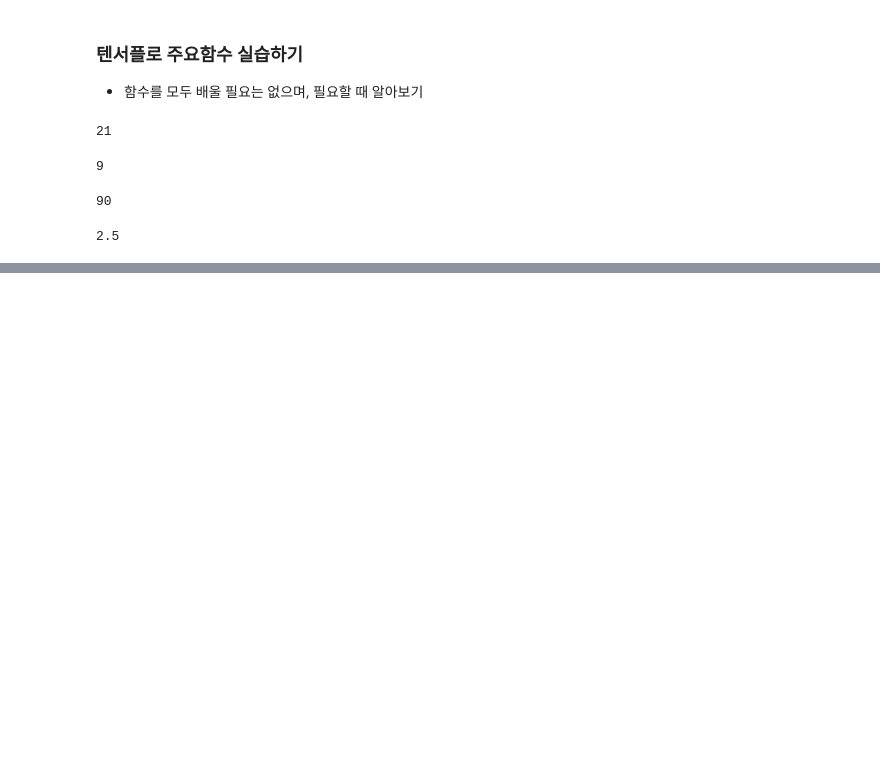
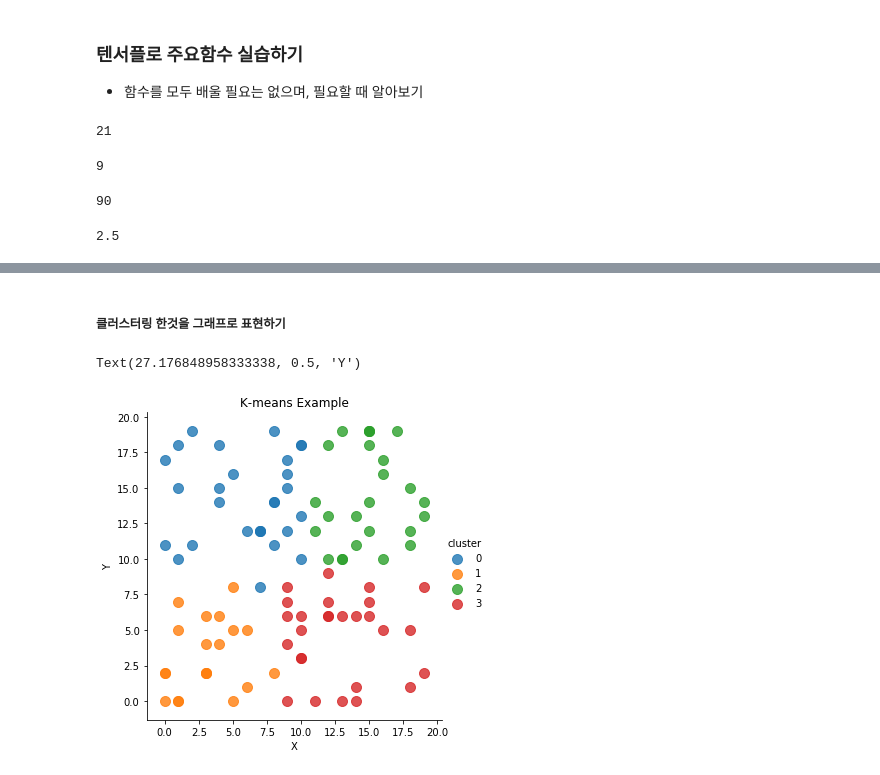
Before and after one commit to 951237/teachableMachine, a Jupyter notebook: TIL_2020_02.ipynb, the cells around one changed output, grey strips where cells are left out. Drawn from its saved outputs; the diff is of its cells as text; code cells hidden in the pictures; blank space fills up the shorter version.

```diff
--- a/TIL_2020_02.ipynb
+++ b/TIL_2020_02.ipynb
@@ -142,0 +188,19 @@ sess.run(c)
+# %%
+points = df.values
+kmeans = KMeans(n_clusters=4).fit(points)   # kmeans 중심점 4개를 설정하기
+kmeans.cluster_centers_ #중심점 찾기
+kmeans.labels_  # 클러스터링 라벨 표시하기
+df['cluster'] = kmeans.labels_ # 클러스터한 것을 칼럼으로 넣기
+# %% [markdown]
+##### 클러스터링 한것을 그래프로 표현하기
+# %%
+sns.lmplot('x', 'y', data=df,
+           fit_reg=False,
+           scatter_kws={"s" : 100}, # 점의 크기를 100으로 설정하
+           hue = 'cluster')
+plt.title('K-means Example')
+plt.xlabel('X')
+plt.ylabel('Y')
+# %% [output]
+Text(27.176848958333338, 0.5, 'Y')
+[figure, added]
```
Also changed, not shown: parts of 9 cells of this notebook.
